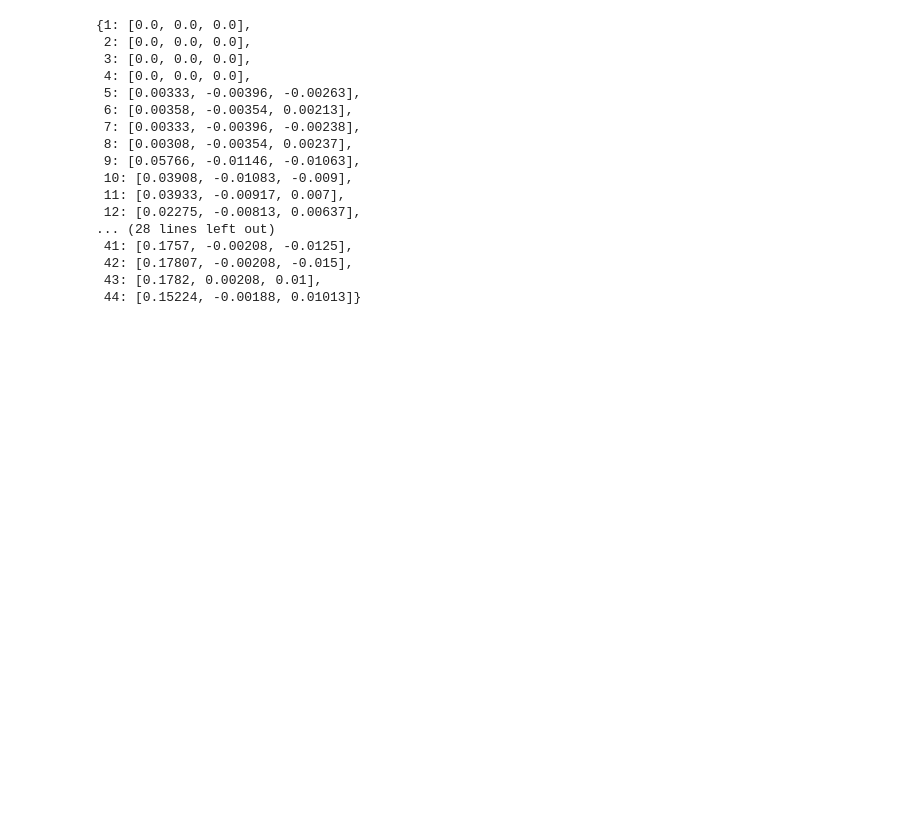
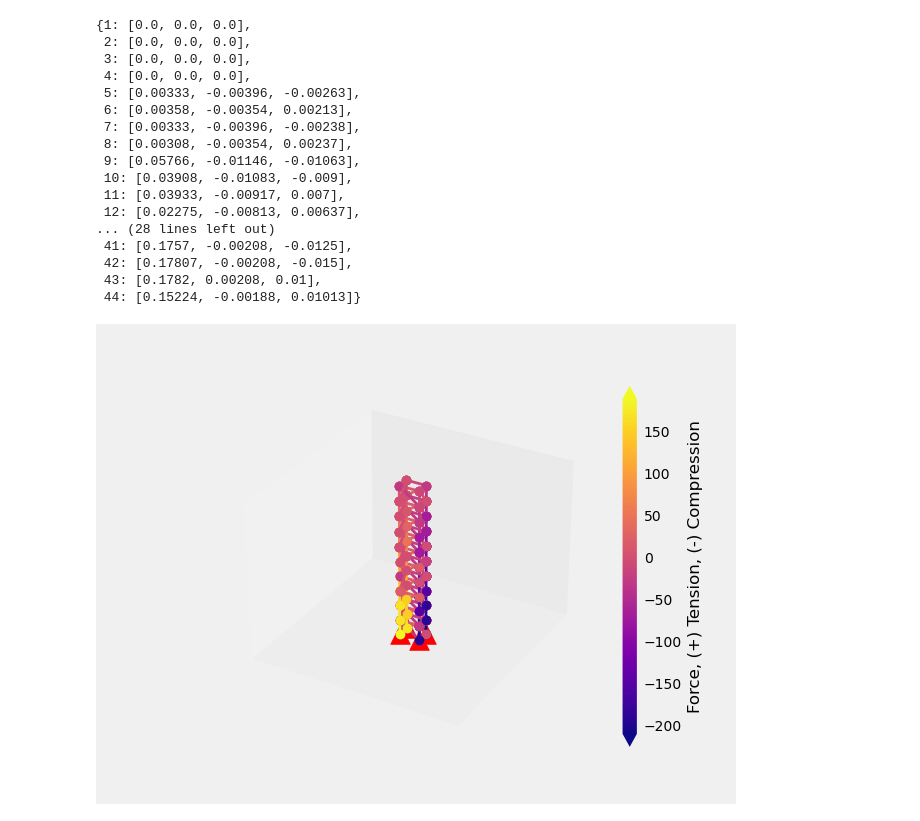
Before and after one commit to mjamezquidilla/pysead, a Jupyter notebook: Examples/Blender_Truss3D/Blender Truss3D Example.ipynb, the cells around one changed output. Cells and saved outputs as stored; diff of their text form; code cells hidden in the pictures; blank space fills up the shorter version.

```diff
--- a/Examples/Blender_Truss3D/Blender Truss3D Example.ipynb
+++ b/Examples/Blender_Truss3D/Blender Truss3D Example.ipynb
@@ -61,3 +61,7 @@ Truss.displacements_
  42: [0.17807, -0.00208, -0.015],
  43: [0.1782, 0.00208, 0.01],
  44: [0.15224, -0.00188, 0.01013]}
+# %%
+Truss.Draw_Truss_Axial_Force_Map(show_member_label=False)
+# %% [output]
+[figure, added]
```
Also changed, not shown: 3 other files.
